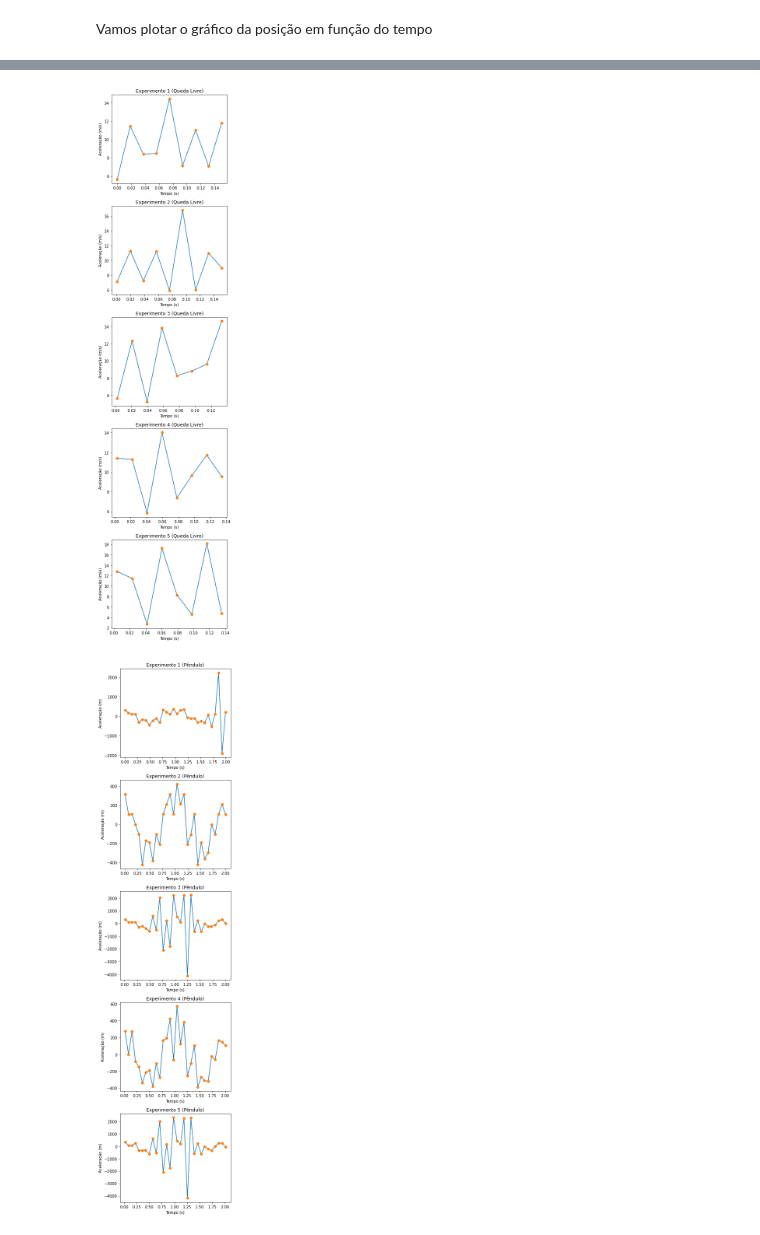
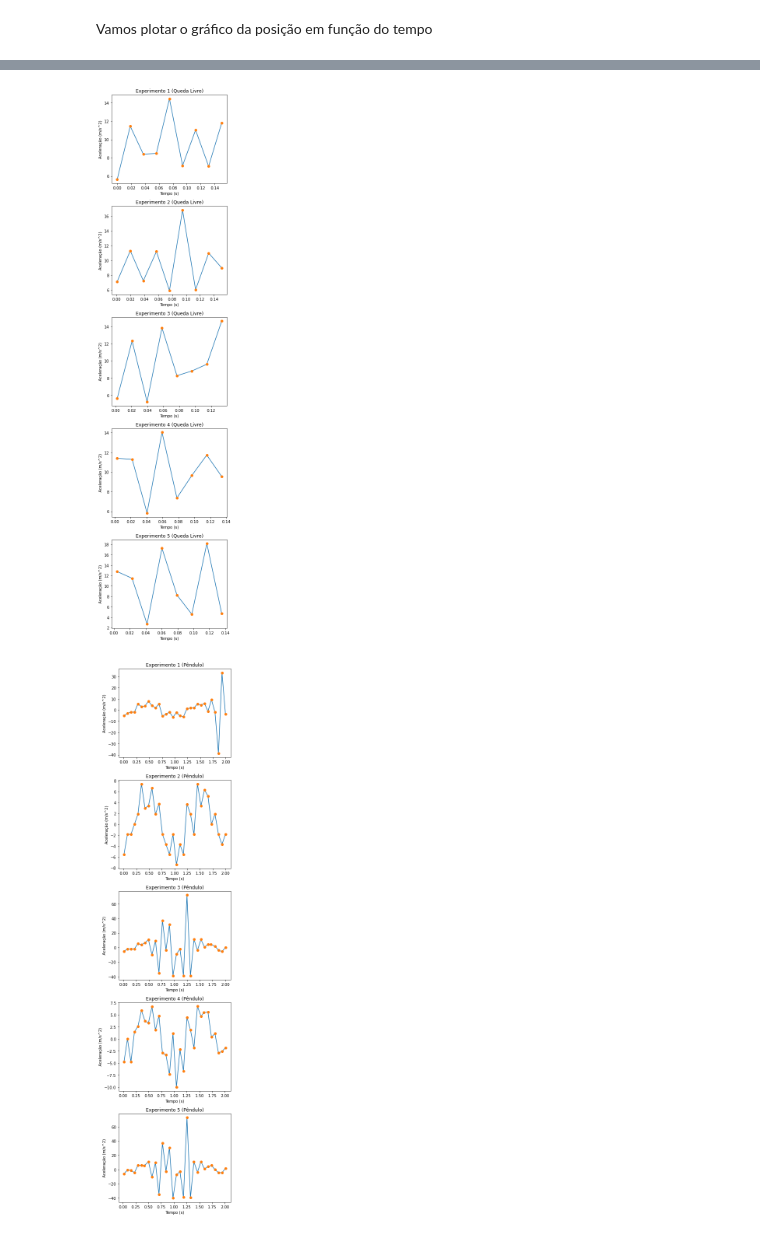
Before and after one commit to likury/EP2Modelagem, a Jupyter notebook: Visualização.ipynb, the cells around one changed output, grey strips where cells are left out. Cells and saved outputs as stored; diff of their text form; code cells hidden in the pictures.

Commit message:
fixed the angles of pendulum data

```diff
--- a/Visualização.ipynb
+++ b/Visualização.ipynb
@@ -8,6 +9,9 @@ Vamos abrir os dados da queda livre. O arquivo csv contém 3 colunas: time (em s
 dfQuedaLivre = pd.read_csv('DATA/freeFall.csv')
 dfPendulo = pd.read_csv('DATA/pendulum.csv')
 dfAtrito= pd.read_csv('DATA/atrito.csv')
+#converter para radianos e colocar o "270" em 0
+dfPendulo['angle'] = 270 - dfPendulo['angle']
+dfPendulo['angle'] = dfPendulo['angle']*(math.pi/180)
 # %% [markdown]
 Vamos plotar o gráfico da posição em função do tempo
 # %%
@@ -97,7 +101,7 @@ plotCol(dfAtrito, 'Tempo (s)', 'Velocidade (m)', 'velocity', 'Rampa')
 # %%
-plotCol(dfQuedaLivre, 'Tempo (s)', 'Aceleração (m/s)', 'acceleration', 'Queda Livre')
-plotCol(dfPendulo, 'Tempo (s)', 'Aceleração (m)', 'acceleration', 'Pêndulo')
-plotCol(dfAtrito, 'Tempo (s)', 'Aceleração (m)', 'acceleration', 'Rampa')
+plotCol(dfQuedaLivre, 'Tempo (s)', 'Aceleração (m/s^2)', 'acceleration', 'Queda Livre')
+plotCol(dfPendulo, 'Tempo (s)', 'Aceleração (m/s^2)', 'acceleration', 'Pêndulo')
+plotCol(dfAtrito, 'Tempo (s)', 'Aceleração (m/s^2)', 'acceleration', 'Rampa')
 # %% [output]
-[figure, old version]
+[figure, new version]
-[figure, old version]
+[figure, new version]
```
Also changed, not shown: parts of 5 cells of this notebook.
